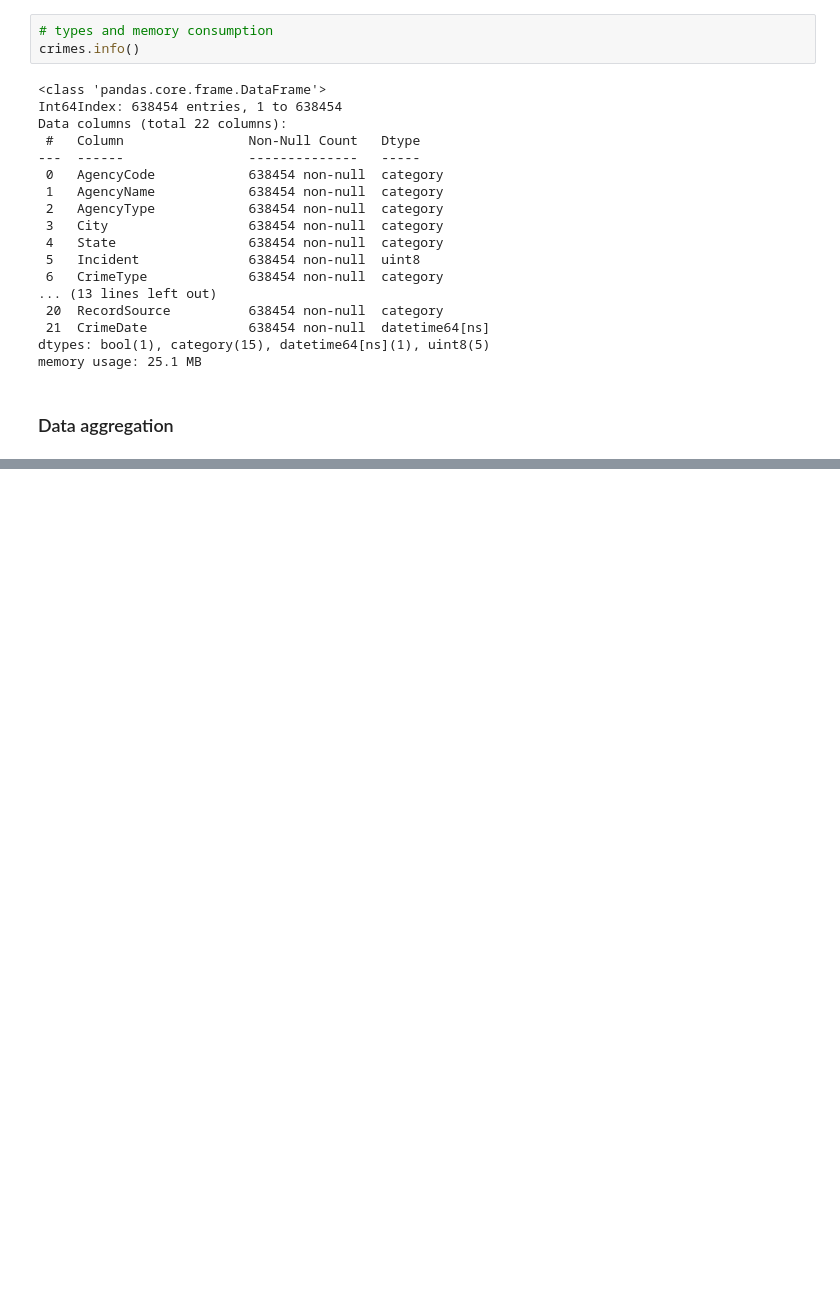
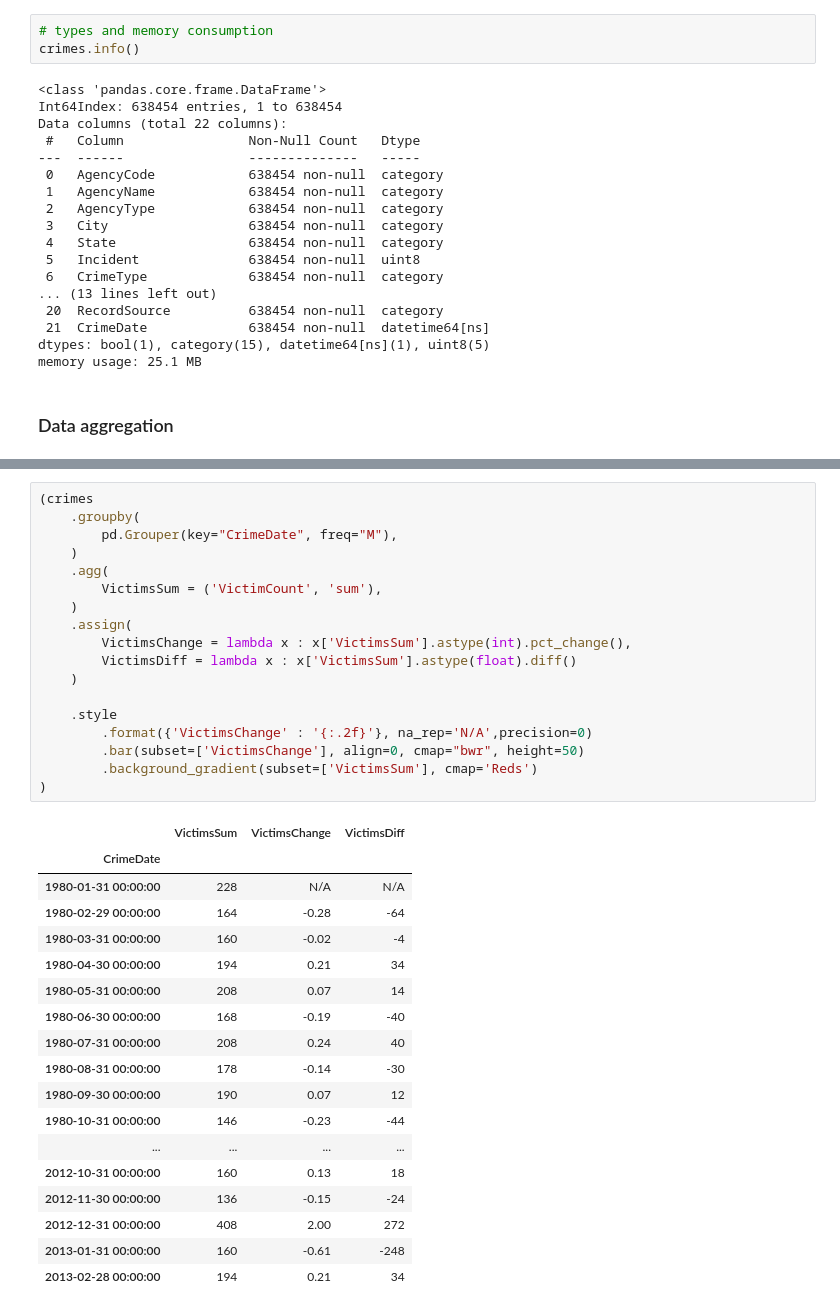
Before and after one commit to GValas/hello-docker-notebook, a Jupyter notebook: src/pandas-overview.ipynb, the cells around one changed output, grey strips where cells are left out. Saved outputs shown, nothing was run; the diff lists cells and outputs as text; blank space fills up the shorter version.

```diff
--- a/src/pandas-overview.ipynb
+++ b/src/pandas-overview.ipynb
@@ -263,3 +248,40 @@ Name: VictimSex, dtype: int64
 |  | Washington | 20.0 | 15.0 | 31.8421 | 36.6190 | 32.8947 | 29.9320 |
 |  | West Virginia | 6.0 | 8.0 | 37.4783 | 50.6471 | 39.9565 | 32.8235 |
 |  | Wisconsin | 6.0 | 10.0 | 33.0227 | 33.2126 | 33.4545 | 23.0236 |
+# %%
+(crimes
+    .groupby(
+        pd.Grouper(key="CrimeDate", freq="M"),
+    )
+    .agg(
+        VictimsSum = ('VictimCount', 'sum'),
+    )
+    .assign(
+        VictimsChange = lambda x : x['VictimsSum'].astype(int).pct_change(),
+        VictimsDiff = lambda x : x['VictimsSum'].astype(float).diff()
+    )
+
+    .style
+        .format({'VictimsChange' : '{:.2f}'}, na_rep='N/A',precision=0)
+        .bar(subset=['VictimsChange'], align=0, cmap="bwr", height=50)
+        .background_gradient(subset=['VictimsSum'], cmap='Reds')
+)
+# %% [output]
+|  | VictimsSum | VictimsChange | VictimsDiff |
+| CrimeDate |  |  |  |
+| 1980-01-31 00:00:00 | 228 | N/A | N/A |
+| 1980-02-29 00:00:00 | 164 | -0.28 | -64 |
+| 1980-03-31 00:00:00 | 160 | -0.02 | -4 |
+| 1980-04-30 00:00:00 | 194 | 0.21 | 34 |
+| 1980-05-31 00:00:00 | 208 | 0.07 | 14 |
+| 1980-06-30 00:00:00 | 168 | -0.19 | -40 |
+| 1980-07-31 00:00:00 | 208 | 0.24 | 40 |
+| 1980-08-31 00:00:00 | 178 | -0.14 | -30 |
+| 1980-09-30 00:00:00 | 190 | 0.07 | 12 |
+| 1980-10-31 00:00:00 | 146 | -0.23 | -44 |
+| ... | ... | ... | ... |
+| 2012-10-31 00:00:00 | 160 | 0.13 | 18 |
+| 2012-11-30 00:00:00 | 136 | -0.15 | -24 |
+| 2012-12-31 00:00:00 | 408 | 2.00 | 272 |
+| 2013-01-31 00:00:00 | 160 | -0.61 | -248 |
+| 2013-02-28 00:00:00 | 194 | 0.21 | 34 |
```
Also changed, not shown: parts of 4 cells of this notebook.
